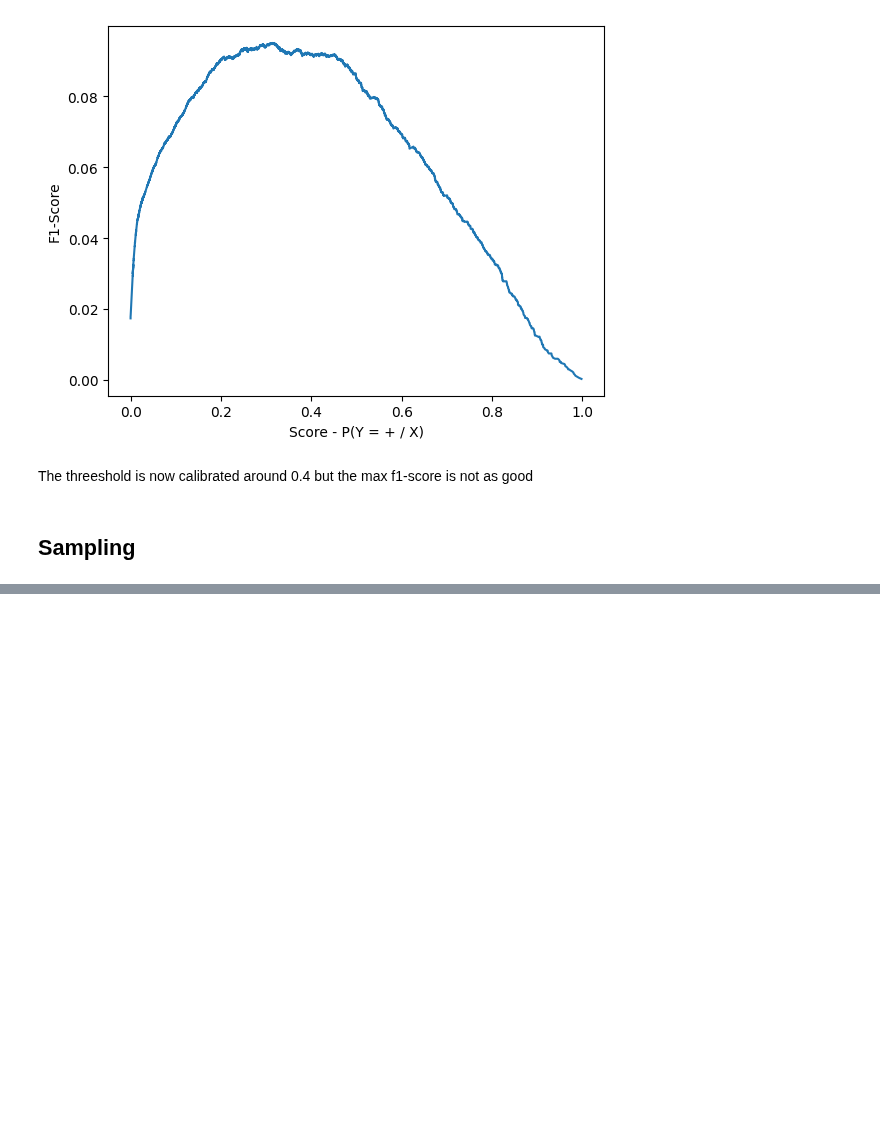
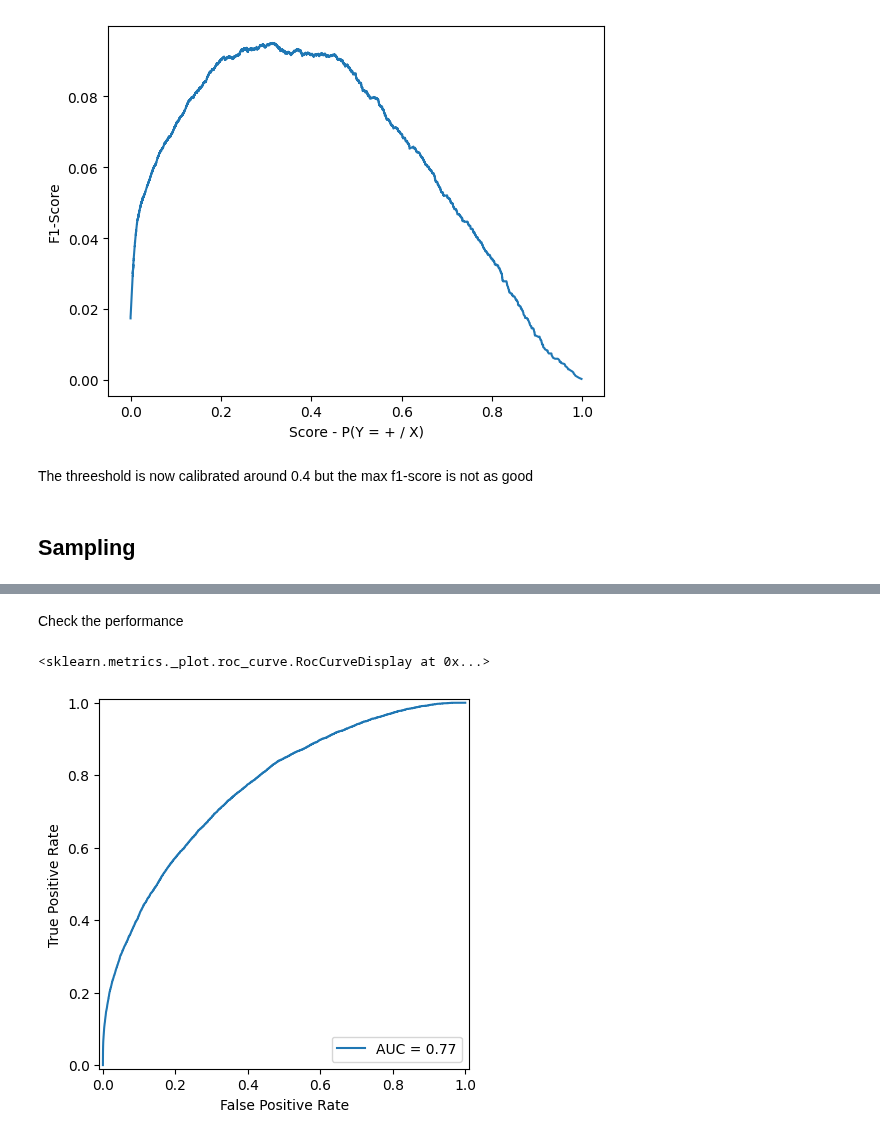
Before and after one commit to marinoo3/Bank-Imbalanced, a Jupyter notebook: notebooks/03_build.ipynb, the cells around one changed output, grey strips where cells are left out. Drawn from its saved outputs; the diff is of its cells as text; code cells hidden in the pictures; blank space fills up the shorter version.

```diff
--- a/notebooks/03_build.ipynb
+++ b/notebooks/03_build.ipynb
@@ -491,0 +520,20 @@ The threeshold is now calibrated around 0.4 but the max f1-score is not as good
+# %%
+minority = y_train.sum()
+
+sampling_strategy = {
+    0: int(minority * 5)
+}
+# %%
+rus = RandomUnderSampler(sampling_strategy=sampling_strategy)
+# %%
+pipe_ud_1 = Pipeline([
+    ("undersample", rus),
+    ("clf", xgb_clf_best)
+])
+
+pipe_ud_1.fit(
+    X_train,
+    y_train,
+    clf__eval_set=[(X_valid, y_valid)],
+    clf__verbose=50
+)
@@ -491,0 +577,15 @@ The threeshold is now calibrated around 0.4 but the max f1-score is not as good
+# %% [markdown]
+Check the performance
+# %%
+y_proba = pipe_ud_1.predict_proba(X_test)
+# %%
+fpr, tpr, threshold = roc_curve(y_test, y_proba[:,1], pos_label=1)
+roc_auc = auc(fpr, tpr)
+RocCurveDisplay(
+    fpr=fpr,
+    tpr=tpr,
+    roc_auc=roc_auc
+).plot()
+# %% [output]
+<sklearn.metrics._plot.roc_curve.RocCurveDisplay at 0x...>
+[figure, added]
```
Also changed, not shown: parts of 62 cells of this notebook, 4 other files.
